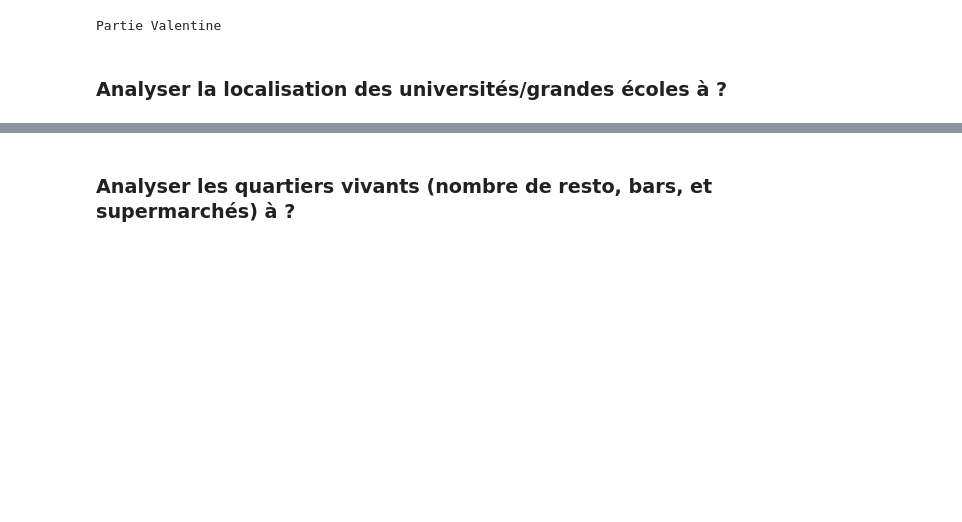
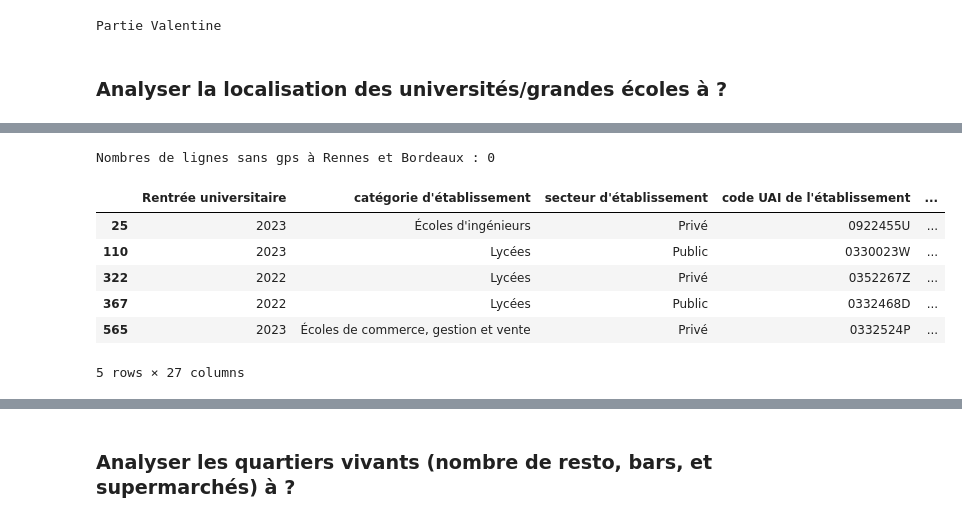
Before and after one commit to adam2504/Analyse_Donnees_Foncieres, a Jupyter notebook: notebook_adam.ipynb, the cells around one changed output, grey strips where cells are left out. Saved outputs shown, nothing was run; the diff lists cells and outputs as text; code cells hidden in the pictures; blank space fills up the shorter version.

```diff
--- a/notebook_adam.ipynb
+++ b/notebook_adam.ipynb
@@ -75,0 +89,18 @@ Partie Adam
+# %%
+df_rennes_et_bordeaux = df_enseignement_sup[
+    df_enseignement_sup['Commune'].isin(['Bordeaux', 'Rennes'])
+]
+
+df_rennes_et_bordeaux = df_rennes_et_bordeaux.dropna(subset=['gps'])
+
+print(f"Nombres de lignes sans gps à Rennes et Bordeaux :", df_rennes_et_bordeaux['gps'].isnull().sum())
+df_rennes_et_bordeaux.head()
+# %% [output]
+Nombres de lignes sans gps à Rennes et Bordeaux : 0
+|  | Rentrée universitaire | catégorie d'établissement | secteur d'établissement | code UAI de l'établissement | ... |
+| 25 | 2023 | Écoles d'ingénieurs | Privé | 0922455U | ... |
+| 110 | 2023 | Lycées | Public | 0330023W | ... |
+| 322 | 2022 | Lycées | Privé | 0352267Z | ... |
+| 367 | 2022 | Lycées | Public | 0332468D | ... |
+| 565 | 2023 | Écoles de commerce, gestion et vente | Privé | 0332524P | ... |
+5 rows × 27 columns
```
Also changed, not shown: parts of 5 cells of this notebook.
